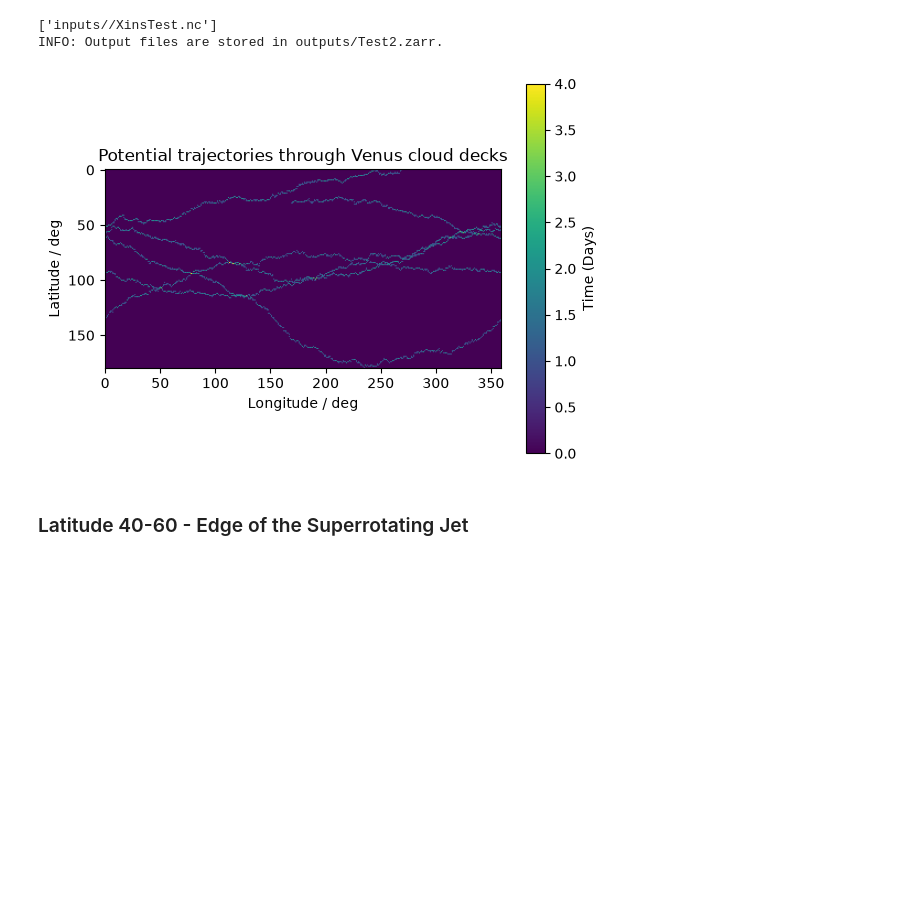
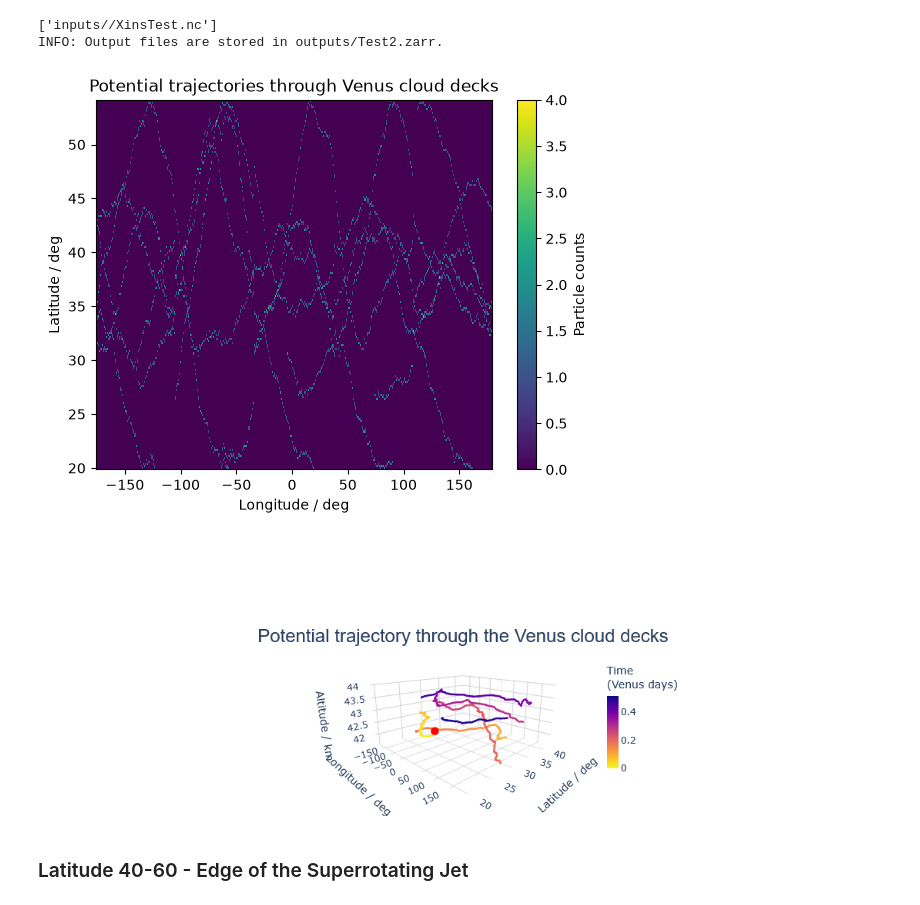
Before and after one commit to maureenjcohen/latraj, a Jupyter notebook: analysis.ipynb, the cells around one changed output. Saved outputs shown, nothing was run; the diff lists cells and outputs as text; code cells hidden in the pictures; blank space fills up the shorter version.

Commit message:
Heatmap axes and orientation fixed.

```diff
--- a/analysis.ipynb
+++ b/analysis.ipynb
@@ -24,11 +24,15 @@ importlib.reload(heatmap)
 INFO: Output files are stored in outputs/Test2.zarr.
 # %%
 import xarray as xr
-from heatmap import basic_heatmap
+from heatmap import basic_heatmap, double_heatmap
+from visualisations import traj3d
 ds = xr.open_zarr('outputs/Test2.zarr')
+#ds
 basic_heatmap(ds)
+traj3d(ds, 212)
 # %% [output]
-[figure, old version]
+[figure, new version]
+[figure, added]
 # %% [markdown]
 ### Latitude 40-60 - Edge of the Superrotating Jet
 # %%
```
Also changed, not shown: 1 other file.
